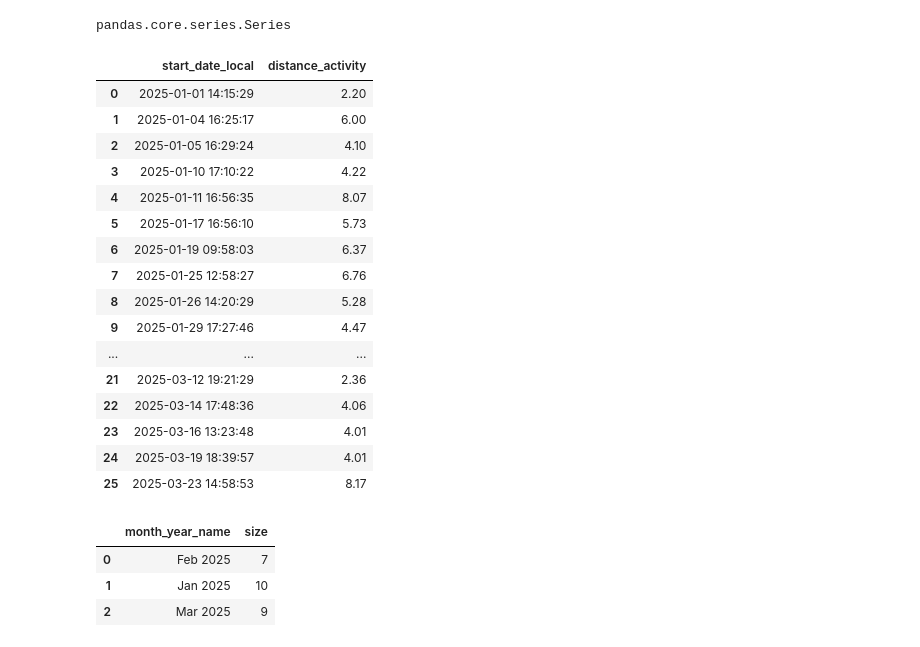
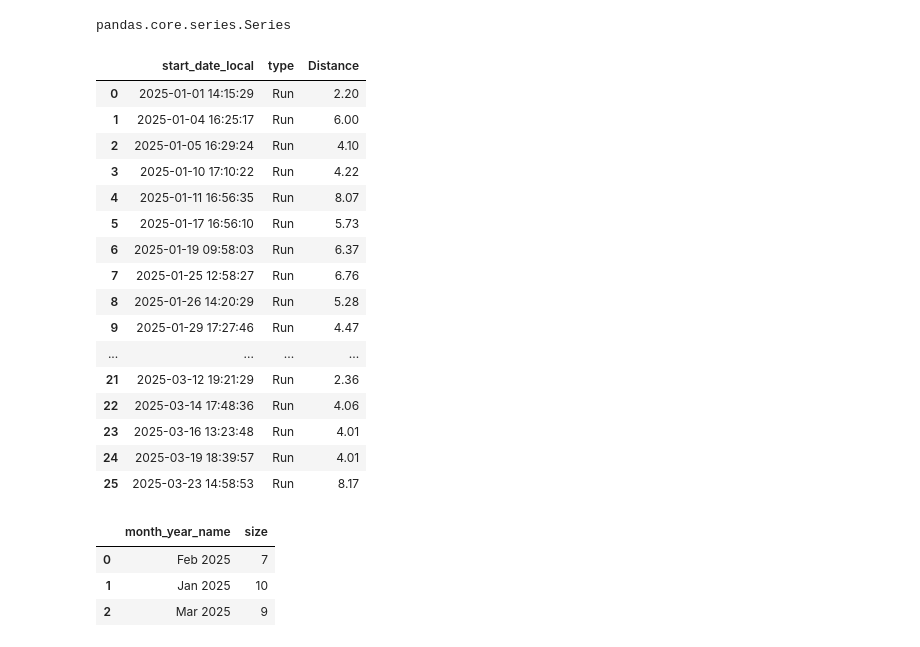
Before and after one commit to tjlaporte1/tom_runs_the_world, a Jupyter notebook: main.ipynb, the cells around one changed output. Drawn from its saved outputs; the diff is of its cells as text; code cells hidden in the pictures.

```diff
--- a/main.ipynb
+++ b/main.ipynb
@@ -269,26 +269,25 @@ type(df['month_year'])
 # %% [output]
 pandas.core.series.Series
 # %%
-df.query("type == 'Run' and year == 2025").sort_values(by='start_date_local').groupby('start_date_local', sort=False).agg({'distance_activity': 'sum'}).reset_index().rename(columns={'distance_activity': 'Distance'})
-#.size().reset_index(name='Activities').rename(columns={'month_year_name': 'Month'})
+df.query("type == 'Run' and year == 2025").sort_values(by='start_date_local').groupby(['start_date_local', 'type'], sort=False).agg({'distance_activity': 'sum'}).reset_index().rename(columns={'distance_activity': 'Distance'})
 # %% [output]
-|  | start_date_local | distance_activity |
-| 0 | 2025-01-01 14:15:29 | 2.20 |
-| 1 | 2025-01-04 16:25:17 | 6.00 |
-| 2 | 2025-01-05 16:29:24 | 4.10 |
-| 3 | 2025-01-10 17:10:22 | 4.22 |
-| 4 | 2025-01-11 16:56:35 | 8.07 |
-| 5 | 2025-01-17 16:56:10 | 5.73 |
-| 6 | 2025-01-19 09:58:03 | 6.37 |
-| 7 | 2025-01-25 12:58:27 | 6.76 |
-| 8 | 2025-01-26 14:20:29 | 5.28 |
-| 9 | 2025-01-29 17:27:46 | 4.47 |
-| ... | ... | ... |
-| 21 | 2025-03-12 19:21:29 | 2.36 |
-| 22 | 2025-03-14 17:48:36 | 4.06 |
-| 23 | 2025-03-16 13:23:48 | 4.01 |
-| 24 | 2025-03-19 18:39:57 | 4.01 |
-| 25 | 2025-03-23 14:58:53 | 8.17 |
+|  | start_date_local | type | Distance |
+| 0 | 2025-01-01 14:15:29 | Run | 2.20 |
+| 1 | 2025-01-04 16:25:17 | Run | 6.00 |
+| 2 | 2025-01-05 16:29:24 | Run | 4.10 |
+| 3 | 2025-01-10 17:10:22 | Run | 4.22 |
+| 4 | 2025-01-11 16:56:35 | Run | 8.07 |
+| 5 | 2025-01-17 16:56:10 | Run | 5.73 |
+| 6 | 2025-01-19 09:58:03 | Run | 6.37 |
+| 7 | 2025-01-25 12:58:27 | Run | 6.76 |
+| 8 | 2025-01-26 14:20:29 | Run | 5.28 |
+| 9 | 2025-01-29 17:27:46 | Run | 4.47 |
+| ... | ... | ... | ... |
+| 21 | 2025-03-12 19:21:29 | Run | 2.36 |
+| 22 | 2025-03-14 17:48:36 | Run | 4.06 |
+| 23 | 2025-03-16 13:23:48 | Run | 4.01 |
+| 24 | 2025-03-19 18:39:57 | Run | 4.01 |
+| 25 | 2025-03-23 14:58:53 | Run | 8.17 |
 # %%
 df.query("type == 'Run' and year == 2025") \
     .assign(month_year=pd.to_datetime(df['start_date_local']).dt.to_period('M').dt.to_timestamp()) \
```
